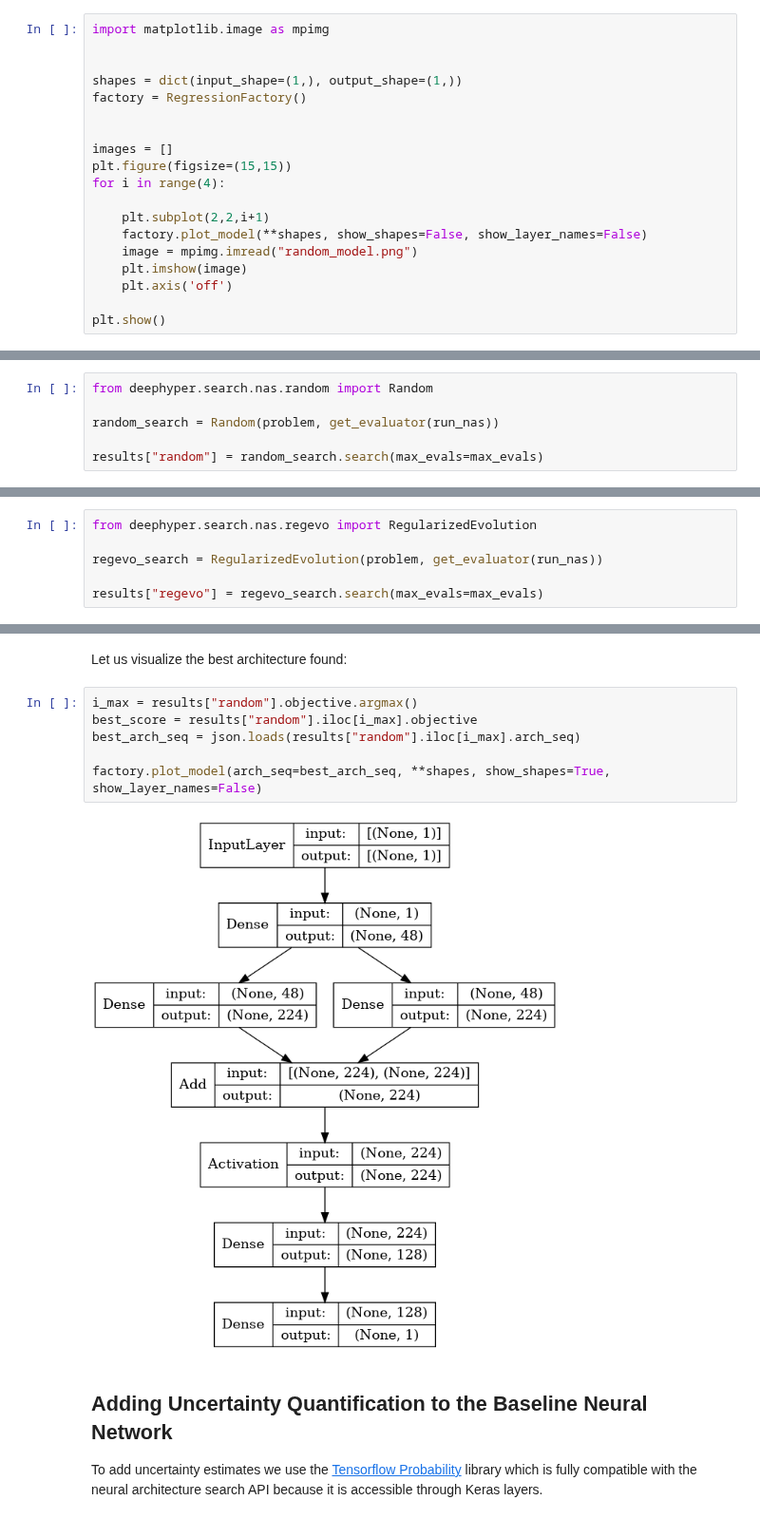
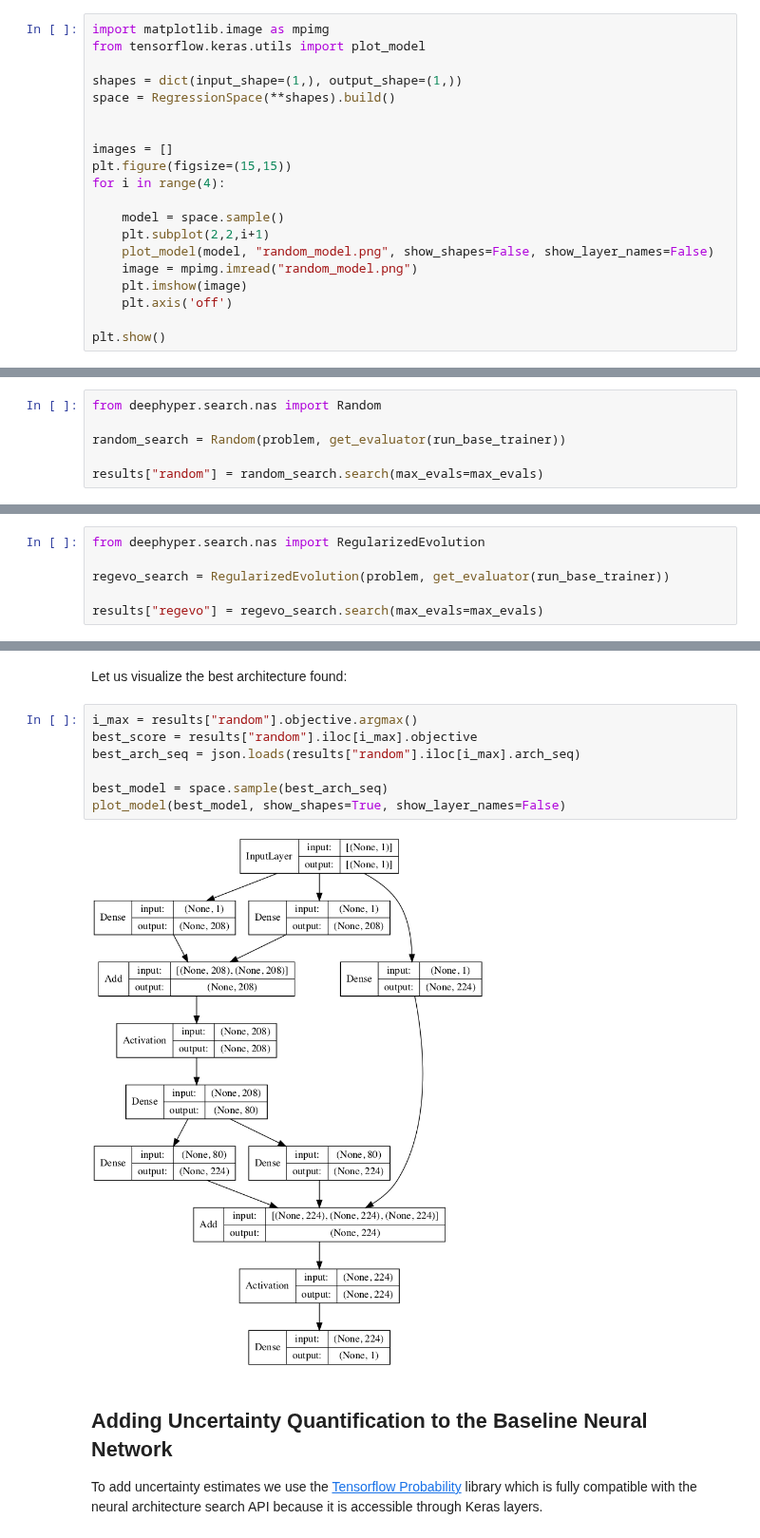
Before and after one commit to deephyper/tutorials, a Jupyter notebook: tutorials/notebooks/06_NAS_with_Ensemble_and_UQ/tutorial_06.ipynb, the cells around one changed output, grey strips where cells are left out. Shown at 95% size. Drawn from its saved outputs; the diff is of its cells as text.

```diff
--- a/tutorials/notebooks/06_NAS_with_Ensemble_and_UQ/tutorial_06.ipynb
+++ b/tutorials/notebooks/06_NAS_with_Ensemble_and_UQ/tutorial_06.ipynb
@@ -433,18 +403,19 @@ def create_search_space(input_shape=(1,), output_shape=(1,), **kwargs):
 Let us visualize a few randomly sampled neural architecture from this search space.
 # %%
 import matplotlib.image as mpimg
-
+from tensorflow.keras.utils import plot_model
 
 shapes = dict(input_shape=(1,), output_shape=(1,))
-factory = RegressionFactory()
+space = RegressionSpace(**shapes).build()
 
 
 images = []
 plt.figure(figsize=(15,15))
 for i in range(4):
 
+    model = space.sample()
     plt.subplot(2,2,i+1)
-    factory.plot_model(**shapes, show_shapes=False, show_layer_names=False)
+    plot_model(model, "random_model.png", show_shapes=False, show_layer_names=False)
     image = mpimg.imread("random_model.png")
     plt.imshow(image)
     plt.axis('off')
@@ -573,9 +543,9 @@ All search algorithms follow a similar interface. A `problem` and `evaluator` ob
 results = {} # used to store the results of different search algorithms
 max_evals = 10 # maximum number of iteratins for all searches
 # %%
-from deephyper.search.nas.random import Random
+from deephyper.search.nas import Random
 
-random_search = Random(problem, get_evaluator(run_nas))
+random_search = Random(problem, get_evaluator(run_base_trainer))
 
 results["random"] = random_search.search(max_evals=max_evals)
 # %% [output]
@@ -593,9 +563,9 @@ Created new evaluator with 7 workers and config: {'num_cpus': 7, 'num_cpus_per_t
 # %% [markdown]
 By default, the `RegularizedEvolution` has a population size of 100 therefore, it will start optimizing only after 100 evaluations.
 # %%
-from deephyper.search.nas.regevo import RegularizedEvolution
+from deephyper.search.nas import RegularizedEvolution
 
-regevo_search = RegularizedEvolution(problem, get_evaluator(run_nas))
+regevo_search = RegularizedEvolution(problem, get_evaluator(run_base_trainer))
 
 results["regevo"] = regevo_search.search(max_evals=max_evals)
 # %% [output]
@@ -652,11 +622,12 @@ Let us visualize the best architecture found:
 # %%
 i_max = results["random"].objective.argmax()
 best_score = results["random"].iloc[i_max].objective
 best_arch_seq = json.loads(results["random"].iloc[i_max].arch_seq)
 
-factory.plot_model(arch_seq=best_arch_seq, **shapes, show_shapes=True, show_layer_names=False)
+best_model = space.sample(best_arch_seq)
+plot_model(best_model, show_shapes=True, show_layer_names=False)
 # %% [output]
-[figure, old version]
+[figure, new version]
 # %% [markdown]
 ## Adding Uncertainty Quantification to the Baseline Neural Network
 
```
Also changed, not shown: parts of 33 cells of this notebook, 1 other file.
